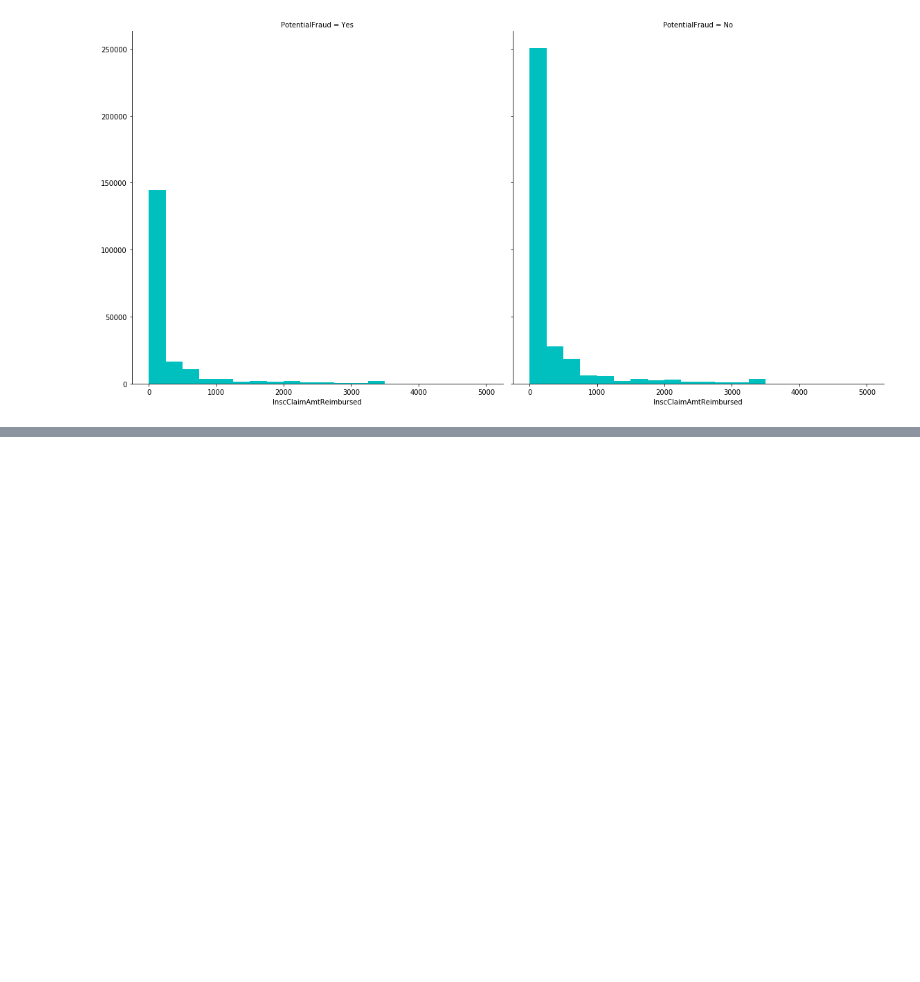
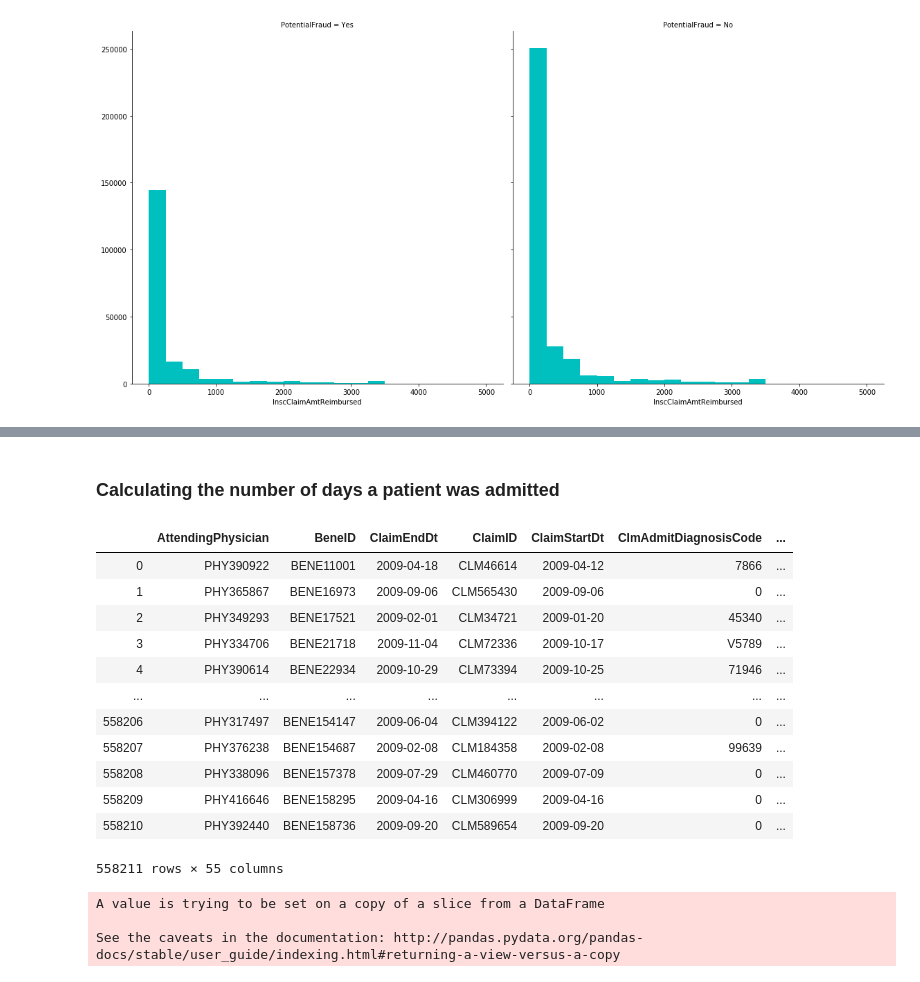
Before and after one commit to Betty1999Kamanthe/Healthcare-provider-fraud-detection-analysis, a Jupyter notebook: medicare.ipynb, the cells around one changed output, grey strips where cells are left out. Cells and saved outputs as stored; diff of their text form; code cells hidden in the pictures; blank space fills up the shorter version.

```diff
--- a/medicare.ipynb
+++ b/medicare.ipynb
@@ -731,0 +790,49 @@ g.map(plt.hist, 'InscClaimAmtReimbursed', bins=20, range=[0, 5000], color ='c')
+# %%
+# removing the column DOD and DOB also creating a new column IsDead as we already have the age we do not need date of death and date of birth
+master_df.loc[master_df['DOD'].isnull(), 'IsDead'] = '0'
+master_df.loc[(master_df['DOD'].notnull()), 'IsDead'] = '1'
+master_df = master_df.drop(['DOD'], axis = 1)
+master_df = master_df.drop(['DOB'], axis = 1)
+# %% [markdown]
+### Calculating the number of days a patient was admitted
+# %%
+master_df['AdmissionDt'] = pd.to_datetime(master_df['AdmissionDt'], format = '%Y-%m-%d')
+master_df['DischargeDt'] = pd.to_datetime(master_df['DischargeDt'], format = '%Y-%m-%d')
+master_df['DaysAdmitted'] = ((master_df['DischargeDt'] - master_df['AdmissionDt'] ).dt.days)+1
+master_df.loc[master_df['EncounterType']==1, 'DaysAdmitted'] = '0'
+master_df[['EncounterType','DaysAdmitted','DischargeDt','AdmissionDt']].head()
+master_df = master_df.drop(['DischargeDt'], axis = 1)
+master_df = master_df.drop(['AdmissionDt'], axis = 1)
+# %%
+master_df.loc[master_df['DeductibleAmtPaid'].isnull(), ['DeductibleAmtPaid']] = '0'
+# %%
+cols= ['ClmAdmitDiagnosisCode', 'ClmDiagnosisCode_1', 'ClmDiagnosisCode_10',
+       'ClmDiagnosisCode_2', 'ClmDiagnosisCode_3', 'ClmDiagnosisCode_4',
+       'ClmDiagnosisCode_5', 'ClmDiagnosisCode_6', 'ClmDiagnosisCode_7',
+       'ClmDiagnosisCode_8', 'ClmDiagnosisCode_9', 'ClmProcedureCode_1',
+       'ClmProcedureCode_2', 'ClmProcedureCode_3', 'ClmProcedureCode_4',
+       'ClmProcedureCode_5', 'ClmProcedureCode_6']
+# %%
+master_df[cols]= master_df[cols].replace({np.nan:0})
+master_df
+# %% [output]
+|  | AttendingPhysician | BeneID | ClaimEndDt | ClaimID | ClaimStartDt | ClmAdmitDiagnosisCode | ... |
+| 0 | PHY390922 | BENE11001 | 2009-04-18 | CLM46614 | 2009-04-12 | 7866 | ... |
+| 1 | PHY365867 | BENE16973 | 2009-09-06 | CLM565430 | 2009-09-06 | 0 | ... |
+| 2 | PHY349293 | BENE17521 | 2009-02-01 | CLM34721 | 2009-01-20 | 45340 | ... |
+| 3 | PHY334706 | BENE21718 | 2009-11-04 | CLM72336 | 2009-10-17 | V5789 | ... |
+| 4 | PHY390614 | BENE22934 | 2009-10-29 | CLM73394 | 2009-10-25 | 71946 | ... |
+| ... | ... | ... | ... | ... | ... | ... | ... |
+| 558206 | PHY317497 | BENE154147 | 2009-06-04 | CLM394122 | 2009-06-02 | 0 | ... |
+| 558207 | PHY376238 | BENE154687 | 2009-02-08 | CLM184358 | 2009-02-08 | 99639 | ... |
+| 558208 | PHY338096 | BENE157378 | 2009-07-29 | CLM460770 | 2009-07-09 | 0 | ... |
+| 558209 | PHY416646 | BENE158295 | 2009-04-16 | CLM306999 | 2009-04-16 | 0 | ... |
+| 558210 | PHY392440 | BENE158736 | 2009-09-20 | CLM589654 | 2009-09-20 | 0 | ... |
+558211 rows × 55 columns
+# %%
+for i in cols:
+    master_df[i][master_df[i]!=0]=1
+# %% [output]
+A value is trying to be set on a copy of a slice from a DataFrame
+
+See the caveats in the documentation: http://pandas.pydata.org/pandas-docs/stable/user_guide/indexing.html#returning-a-view-versus-a-copy
```
Also changed, not shown: parts of 79 cells of this notebook.
